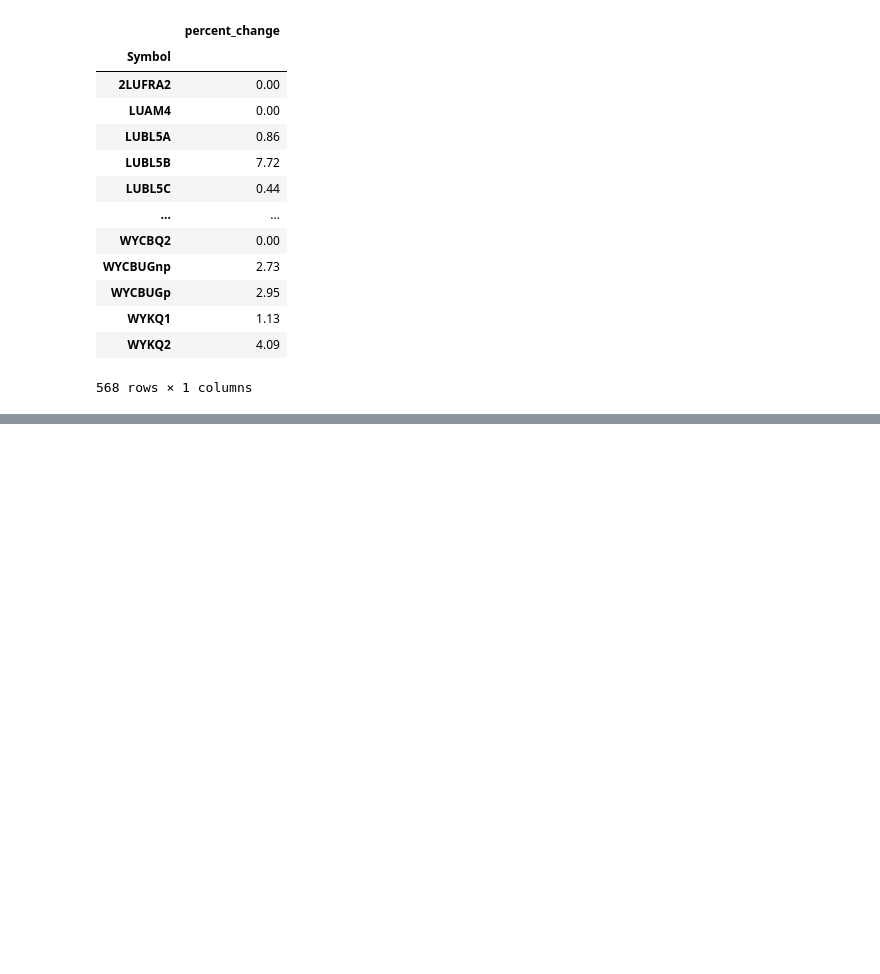
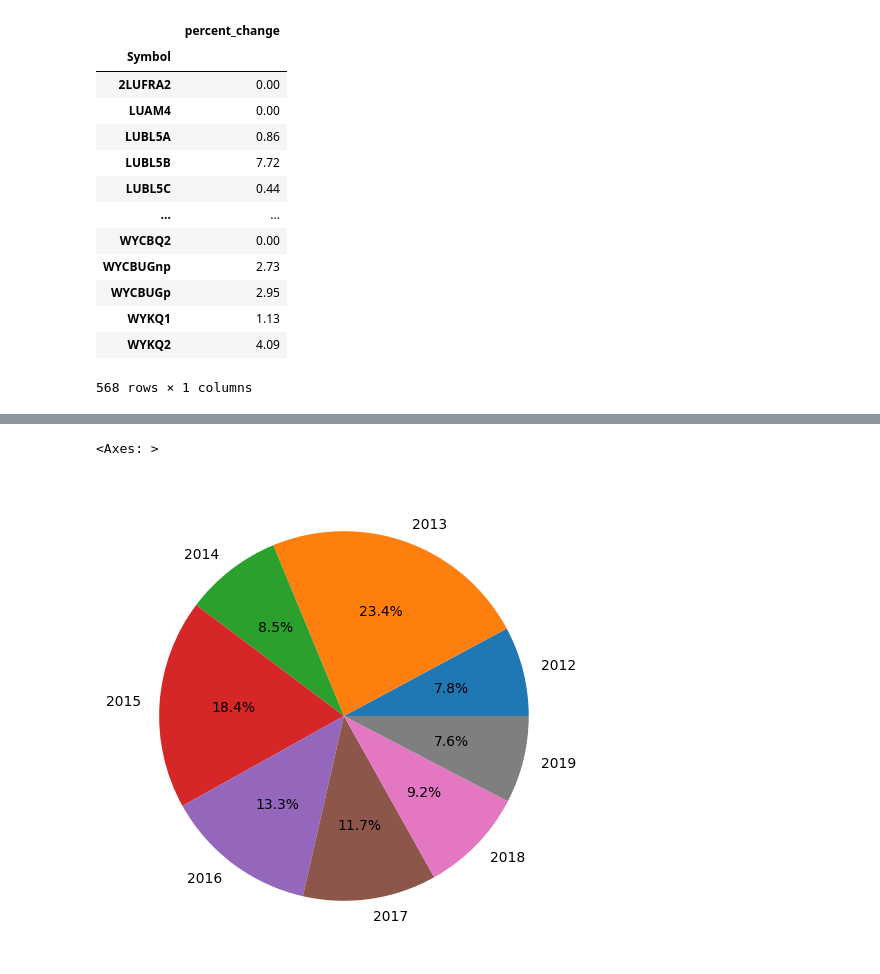
Before and after one commit to natnaelaster/data-analysis-projects, a Jupyter notebook: Ethiopian_Coffee_Exchange/ethio-coffe-exchange.ipynb, the cells around one changed output, grey strips where cells are left out. Cells and saved outputs as stored; diff of their text form; code cells hidden in the pictures; blank space fills up the shorter version.

Commit message:
adding new column
adding new column and calculate calculate annual price destribution

```diff
--- a/Ethiopian_Coffee_Exchange/ethio-coffe-exchange.ipynb
+++ b/Ethiopian_Coffee_Exchange/ethio-coffe-exchange.ipynb
@@ -599,0 +485,4 @@ re.count().duplicated
+# %%
+# Adding new column called 'avg_coffee_price' that holds the average of total of daily opening and closing prices.
+et_coffee_x['avg_daily_price'] = (et_coffee_x['Opening Price'] + et_coffee_x['Closing Price'])/2
+et_coffee_x.tail()
@@ -599,0 +496,3 @@ re.count().duplicated
+# %%
+yearly_price_destribution = et_coffee_x['avg_daily_price'].groupby(et_coffee_x['Trade Date'].dt.year).sum()
+yearly_price_destribution.reset_index().sort_values(by='avg_daily_price', ascending=False)
@@ -599,0 +509,5 @@ re.count().duplicated
+# %%
+yearly_price_destribution.plot.pie(figsize=(12, 6),  autopct='%1.1f%%', ylabel='', legend=False)
+# %% [output]
+<Axes: >
+[figure, added]
```
Also changed, not shown: parts of 20 cells of this notebook.
